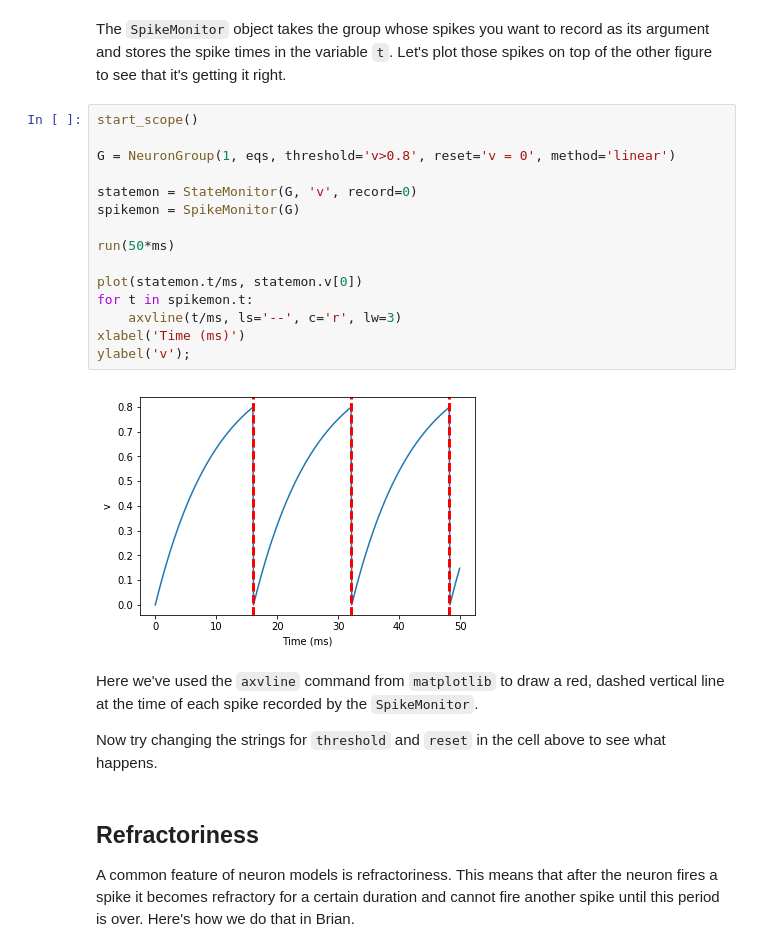
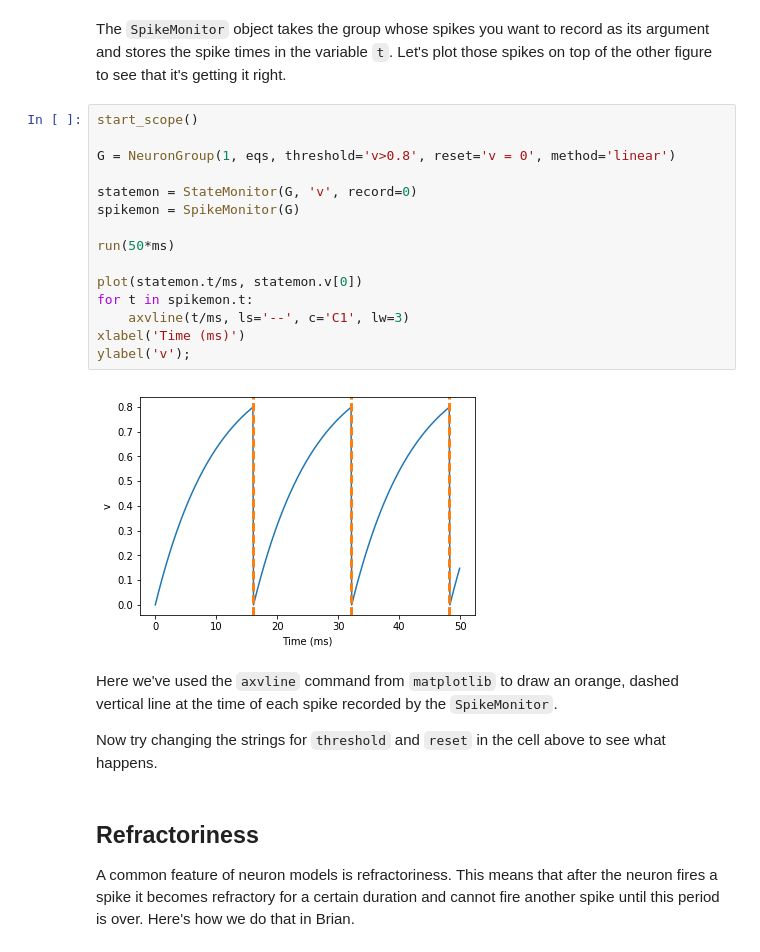
Before and after one commit to brian-team/brian2-doc-resources, a Jupyter notebook: tutorials/1-intro-to-brian-neurons.ipynb, the cells around one changed output. Cells and saved outputs as stored; diff of their text form.

Commit message:
Update tutorials to use standard matplotlib colors
[ci skip]

```diff
--- a/tutorials/1-intro-to-brian-neurons.ipynb
+++ b/tutorials/1-intro-to-brian-neurons.ipynb
@@ -226,22 +226,22 @@ The ``SpikeMonitor`` object takes the group whose spikes you want to record as i
 # %%
 start_scope()
 
 G = NeuronGroup(1, eqs, threshold='v>0.8', reset='v = 0', method='linear')
 
 statemon = StateMonitor(G, 'v', record=0)
 spikemon = SpikeMonitor(G)
 
 run(50*ms)
 
 plot(statemon.t/ms, statemon.v[0])
 for t in spikemon.t:
-    axvline(t/ms, ls='--', c='r', lw=3)
+    axvline(t/ms, ls='--', c='C1', lw=3)
 xlabel('Time (ms)')
 ylabel('v');
 # %% [output]
-[figure, old version]
+[figure, new version]
 # %% [markdown]
-Here we've used the ``axvline`` command from ``matplotlib`` to draw a red, dashed vertical line at the time of each spike recorded by the ``SpikeMonitor``.
+Here we've used the ``axvline`` command from ``matplotlib`` to draw an orange, dashed vertical line at the time of each spike recorded by the ``SpikeMonitor``.
 
 Now try changing the strings for ``threshold`` and ``reset`` in the cell above to see what happens.
 # %% [markdown]
```
Also changed, not shown: parts of 9 cells of this notebook, 13 other files.
